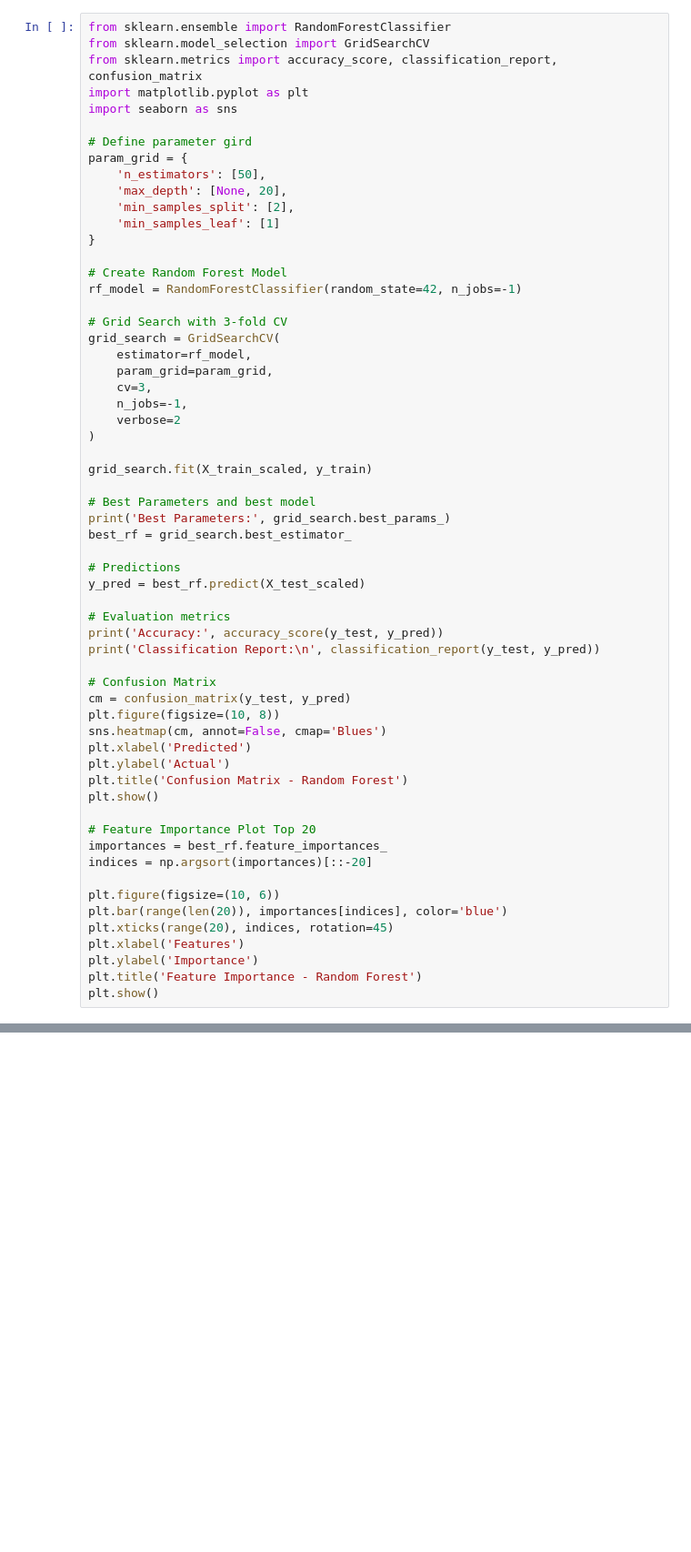
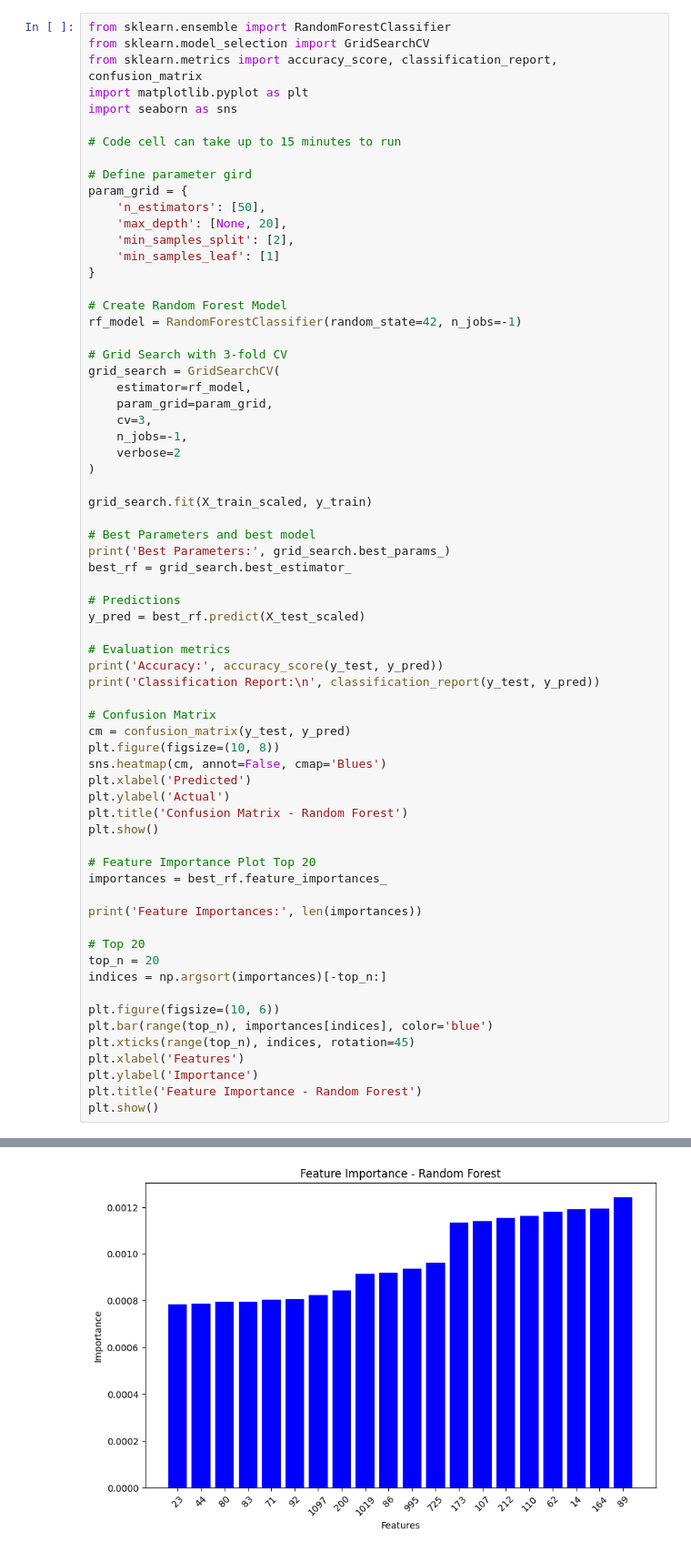
Before and after one commit to corrielynnyuill-debug/Assignment11-CLY, a Jupyter notebook: Assignment11_CorrieLynnYuill.ipynb, the cells around one changed output, grey strips where cells are left out. Shown at 91% size. Cells and saved outputs as stored; diff of their text form; blank space fills up the shorter version.

```diff
--- a/Assignment11_CorrieLynnYuill.ipynb
+++ b/Assignment11_CorrieLynnYuill.ipynb
@@ -40,6 +42,8 @@ from sklearn.model_selection import GridSearchCV
 from sklearn.metrics import accuracy_score, classification_report, confusion_matrix
 import matplotlib.pyplot as plt
 import seaborn as sns
+
+# Code cell can take up to 15 minutes to run
 
 # Define parameter gird
 param_grid = {
@@ -85,11 +89,16 @@ plt.show()
 
 # Feature Importance Plot Top 20
 importances = best_rf.feature_importances_
-indices = np.argsort(importances)[::-20]
+
+print('Feature Importances:', len(importances))
+
+# Top 20
+top_n = 20
+indices = np.argsort(importances)[-top_n:]
 
 plt.figure(figsize=(10, 6))
-plt.bar(range(len(20)), importances[indices], color='blue')
-plt.xticks(range(20), indices, rotation=45)
+plt.bar(range(top_n), importances[indices], color='blue')
+plt.xticks(range(top_n), indices, rotation=45)
 plt.xlabel('Features')
 plt.ylabel('Importance')
 plt.title('Feature Importance - Random Forest')
@@ -119 +129,2 @@ weighted avg       0.44      0.45      0.44     10000
+[figure, added]
 # %%
```
Also changed, not shown: parts of 3 cells of this notebook.
